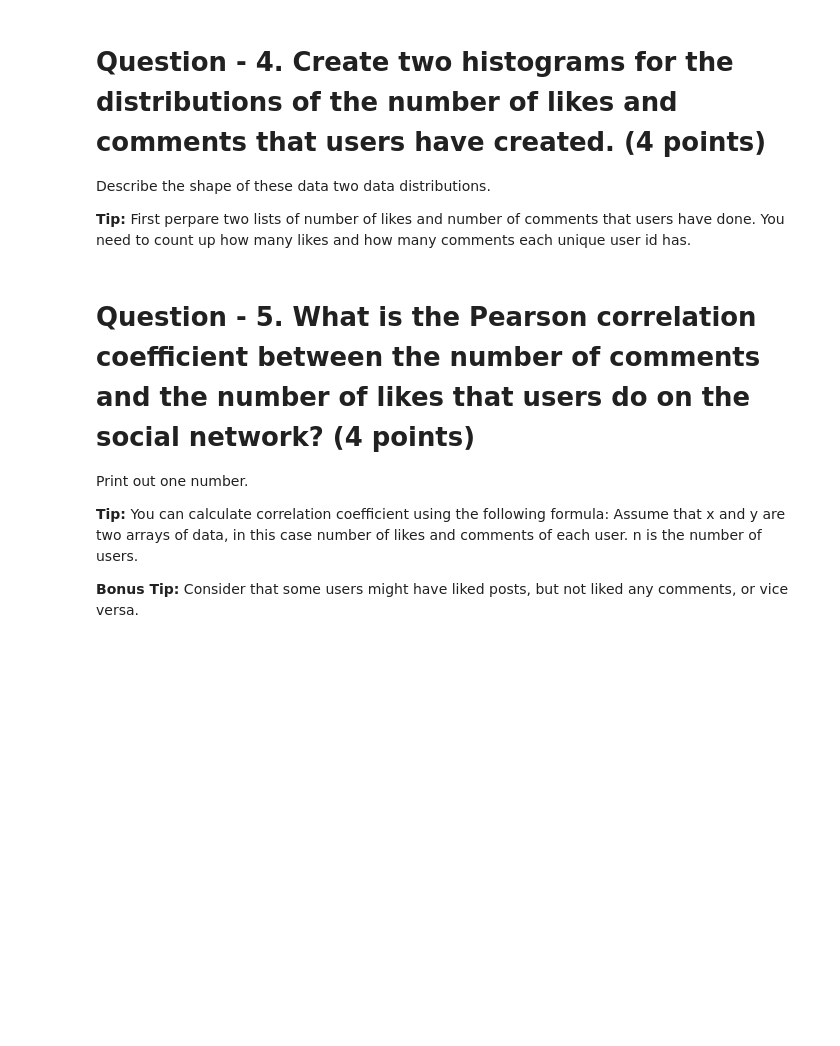
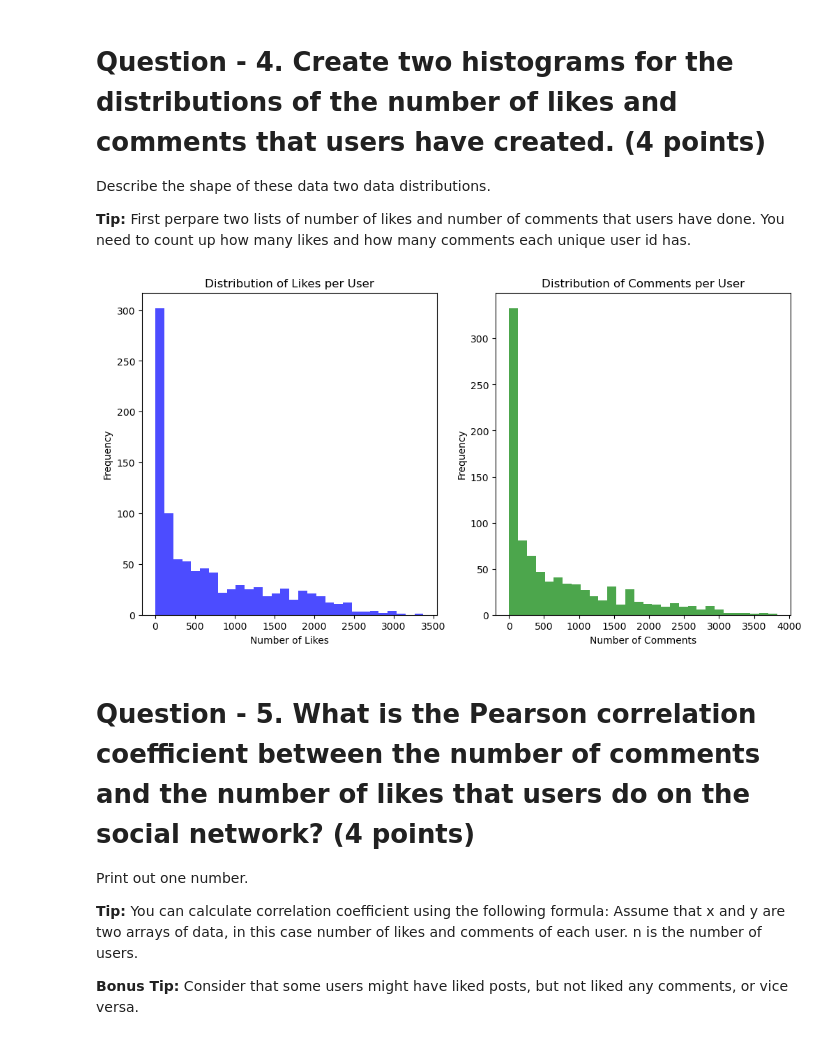
Before and after one commit to tylersmed/data-analytics, a Jupyter notebook: hw/hw2/hw2.ipynb, the cells around one changed output. Drawn from its saved outputs; the diff is of its cells as text; code cells hidden in the pictures; blank space fills up the shorter version.

```diff
--- a/hw/hw2/hw2.ipynb
+++ b/hw/hw2/hw2.ipynb
@@ -117,3 +176,28 @@ Describe the shape of these data two data distributions.
+# %%
+# Counting the number of likes and comments per user
+likes_per_user = person_likes_post['Person.id'].value_counts()
+comments_per_user = comment_hasCreator_person['Person.id'].value_counts()
+
+# Plotting histograms
+plt.figure(figsize=(12, 6))
+
+# Histogram for number of likes per user
+plt.subplot(1, 2, 1)
+plt.hist(likes_per_user, bins=30, color='blue', alpha=0.7)
+plt.title('Distribution of Likes per User')
+plt.xlabel('Number of Likes')
+plt.ylabel('Frequency')
+
+# Histogram for number of comments per user
+plt.subplot(1, 2, 2)
+plt.hist(comments_per_user, bins=30, color='green', alpha=0.7)
+plt.title('Distribution of Comments per User')
+plt.xlabel('Number of Comments')
+plt.ylabel('Frequency')
+
+plt.show()
+# %% [output]
+[figure, added]
 # %% [markdown]
 # Question - 5. What is the Pearson correlation coefficient between the number of comments and the number of likes that users do on the social network? (4 points)
 
```
Also changed, not shown: parts of 9 cells of this notebook.
